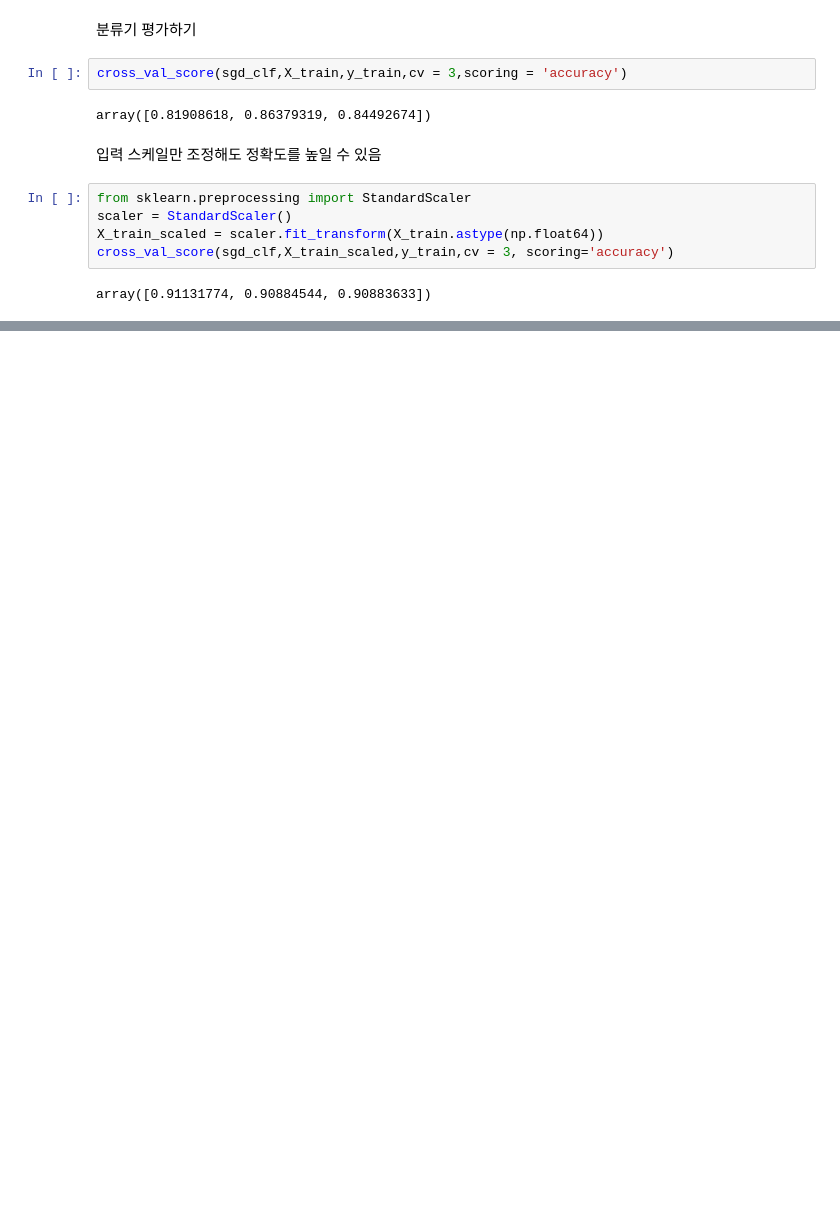
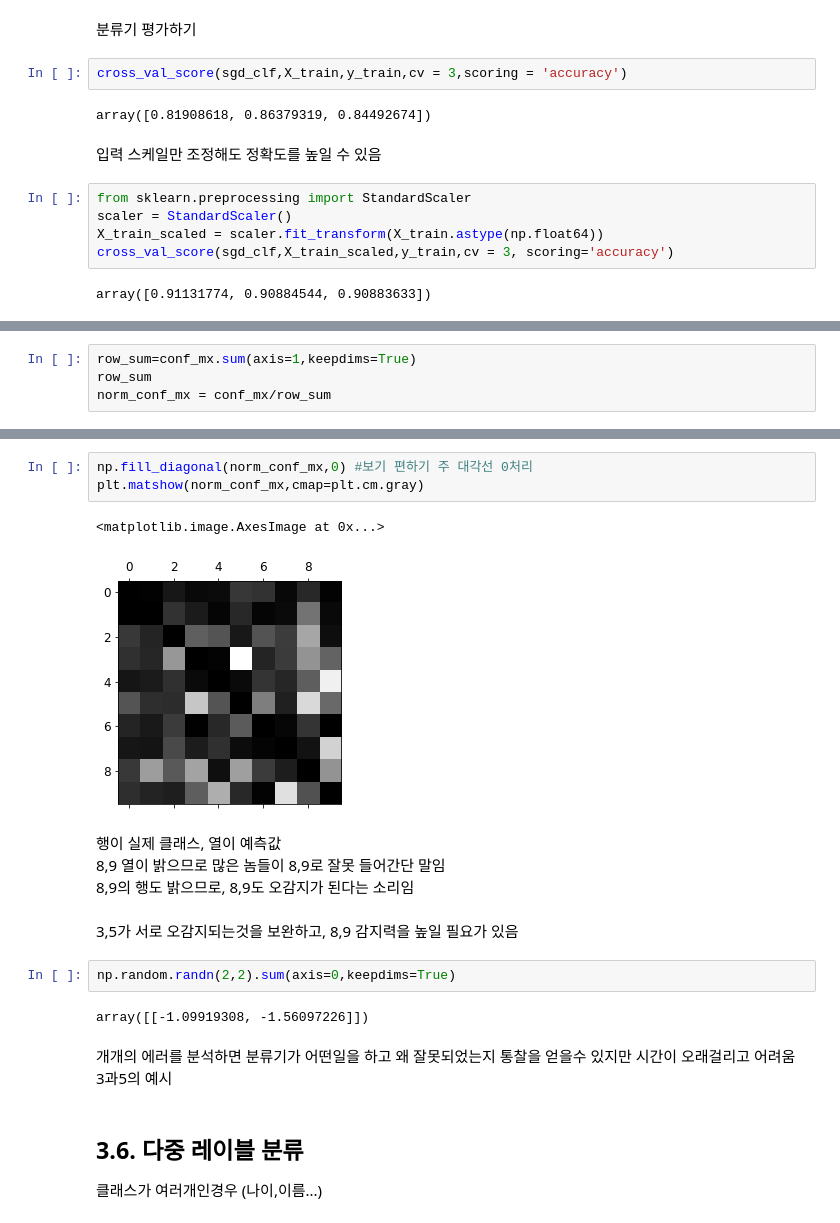
Before and after one commit to Suhwan-Ji/Study_ML, a Jupyter notebook: NoteBooks/Ch03. 분류.ipynb, the cells around one changed output, grey strips where cells are left out. Cells and saved outputs as stored; diff of their text form; blank space fills up the shorter version.

```diff
--- a/NoteBooks/Ch03. 분류.ipynb
+++ b/NoteBooks/Ch03. 분류.ipynb
@@ -396,0 +425,4 @@ array([0.91131774, 0.90884544, 0.90883633])
+# %%
+row_sum=conf_mx.sum(axis=1,keepdims=True)
+row_sum
+norm_conf_mx = conf_mx/row_sum
@@ -396,0 +440,22 @@ array([0.91131774, 0.90884544, 0.90883633])
+# %%
+np.fill_diagonal(norm_conf_mx,0) #보기 편하기 주 대각선 0처리
+plt.matshow(norm_conf_mx,cmap=plt.cm.gray)
+# %% [output]
+<matplotlib.image.AxesImage at 0x...>
+[figure, added]
+# %% [markdown]
+행이 실제 클래스, 열이 예측값
+8,9 열이 밝으므로 많은 놈들이 8,9로 잘못 들어간단 말임
+8,9의 행도 밝으므로, 8,9도 오감지가 된다는 소리임
+# %% [markdown]
+3,5가 서로 오감지되는것을 보완하고, 8,9 감지력을 높일 필요가 있음
+# %%
+np.random.randn(2,2).sum(axis=0,keepdims=True)
+# %% [output]
+array([[-1.09919308, -1.56097226]])
+# %% [markdown]
+개개의 에러를 분석하면 분류기가 어떤일을 하고 왜 잘못되었는지 통찰을 얻을수 있지만 시간이 오래걸리고 어려움
+3과5의 예시
+# %% [markdown]
+## 3.6. 다중 레이블 분류
+클래스가 여러개인경우 (나이,이름...)
```
Also changed, not shown: parts of 10 cells of this notebook.
